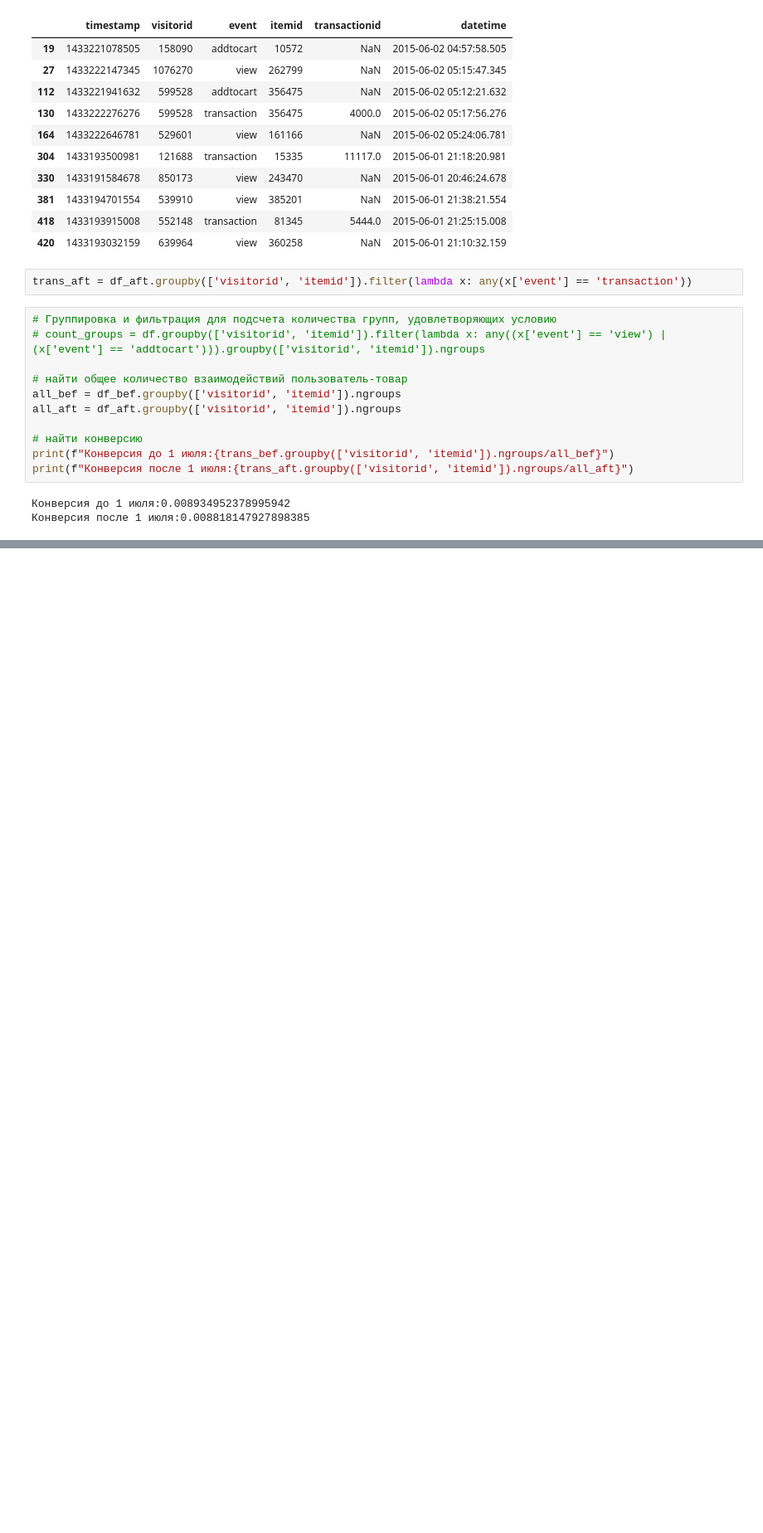
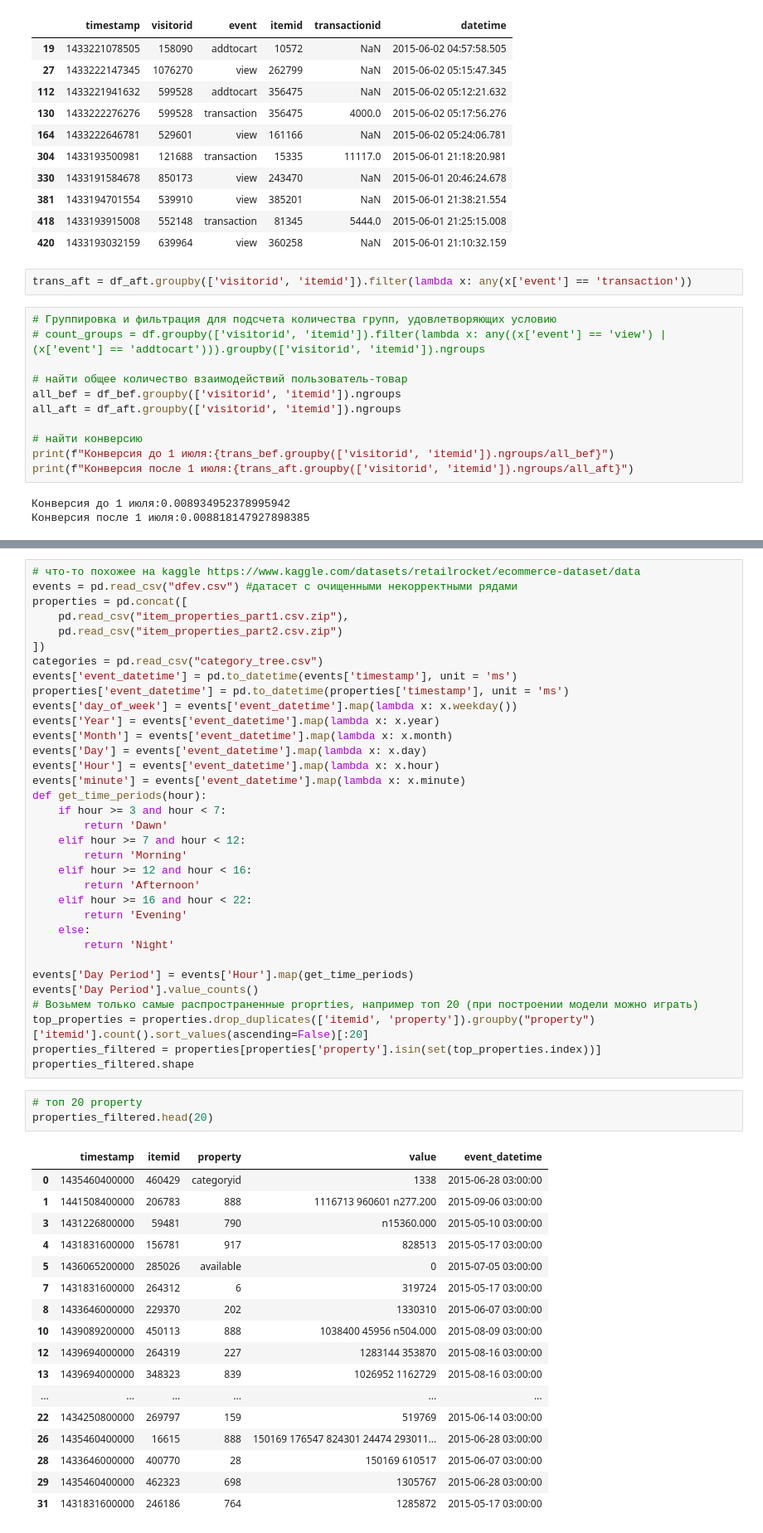
Before and after one commit to sawa25/DIPDIP, a Jupyter notebook: start.ipynb, the cells around one changed output, grey strips where cells are left out. Shown at 83% size. Drawn from its saved outputs; the diff is of its cells as text; blank space fills up the shorter version.

```diff
--- a/start.ipynb
+++ b/start.ipynb
@@ -434,0 +449,55 @@ print(f"Конверсия после 1 июля:{trans_aft.groupby(['visitorid'
+# %%
+# что-то похожее на kaggle https://www.kaggle.com/datasets/retailrocket/ecommerce-dataset/data
+events = pd.read_csv("dfev.csv") #датасет с очищенными некорректными рядами
+properties = pd.concat([
+    pd.read_csv("item_properties_part1.csv.zip"),
+    pd.read_csv("item_properties_part2.csv.zip")
+])
+categories = pd.read_csv("category_tree.csv")
+events['event_datetime'] = pd.to_datetime(events['timestamp'], unit = 'ms')
+properties['event_datetime'] = pd.to_datetime(properties['timestamp'], unit = 'ms')
+events['day_of_week'] = events['event_datetime'].map(lambda x: x.weekday())
+events['Year'] = events['event_datetime'].map(lambda x: x.year)
+events['Month'] = events['event_datetime'].map(lambda x: x.month)
+events['Day'] = events['event_datetime'].map(lambda x: x.day)
+events['Hour'] = events['event_datetime'].map(lambda x: x.hour)
+events['minute'] = events['event_datetime'].map(lambda x: x.minute)
+def get_time_periods(hour):
+    if hour >= 3 and hour < 7:
+        return 'Dawn'
+    elif hour >= 7 and hour < 12:
+        return 'Morning'
+    elif hour >= 12 and hour < 16:
+        return 'Afternoon'
+    elif hour >= 16 and hour < 22:
+        return 'Evening'
+    else:
+        return 'Night'
+
+events['Day Period'] = events['Hour'].map(get_time_periods)
+events['Day Period'].value_counts()
+# Возьмем только самые распространенные proprties, например топ 20 (при построении модели можно играть)
+top_properties = properties.drop_duplicates(['itemid', 'property']).groupby("property")['itemid'].count().sort_values(ascending=False)[:20]
+properties_filtered = properties[properties['property'].isin(set(top_properties.index))]
+properties_filtered.shape
+# %%
+# топ 20 property
+properties_filtered.head(20)
+# %% [output]
+|  | timestamp | itemid | property | value | event_datetime |
+| 0 | 1435460400000 | 460429 | categoryid | 1338 | 2015-06-28 03:00:00 |
+| 1 | 1441508400000 | 206783 | 888 | 1116713 960601 n277.200 | 2015-09-06 03:00:00 |
+| 3 | 1431226800000 | 59481 | 790 | n15360.000 | 2015-05-10 03:00:00 |
+| 4 | 1431831600000 | 156781 | 917 | 828513 | 2015-05-17 03:00:00 |
+| 5 | 1436065200000 | 285026 | available | 0 | 2015-07-05 03:00:00 |
+| 7 | 1431831600000 | 264312 | 6 | 319724 | 2015-05-17 03:00:00 |
+| 8 | 1433646000000 | 229370 | 202 | 1330310 | 2015-06-07 03:00:00 |
+| 10 | 1439089200000 | 450113 | 888 | 1038400 45956 n504.000 | 2015-08-09 03:00:00 |
+| 12 | 1439694000000 | 264319 | 227 | 1283144 353870 | 2015-08-16 03:00:00 |
+| 13 | 1439694000000 | 348323 | 839 | 1026952 1162729 | 2015-08-16 03:00:00 |
+| ... | ... | ... | ... | ... | ... |
+| 22 | 1434250800000 | 269797 | 159 | 519769 | 2015-06-14 03:00:00 |
+| 26 | 1435460400000 | 16615 | 888 | 150169 176547 824301 24474 293011... | 2015-06-28 03:00:00 |
+| 28 | 1433646000000 | 400770 | 28 | 150169 610517 | 2015-06-07 03:00:00 |
+| 29 | 1435460400000 | 462323 | 698 | 1305767 | 2015-06-28 03:00:00 |
+| 31 | 1431831600000 | 246186 | 764 | 1285872 | 2015-05-17 03:00:00 |
```
Also changed, not shown: parts of 67 cells of this notebook, 4 other files.
